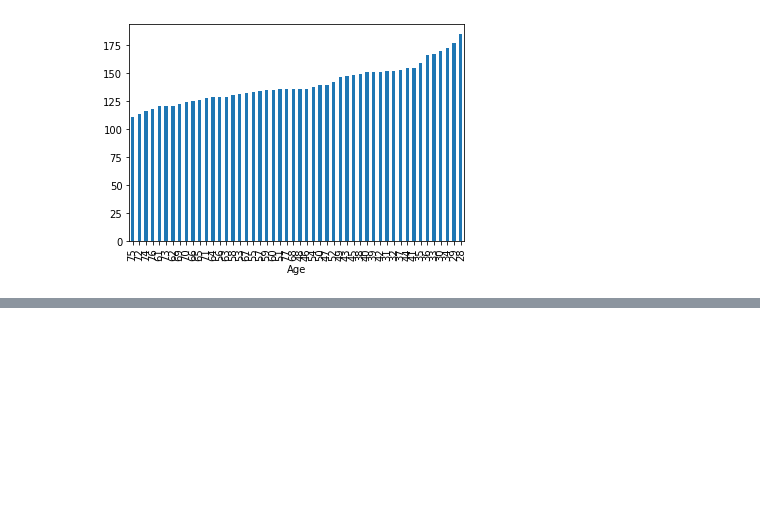
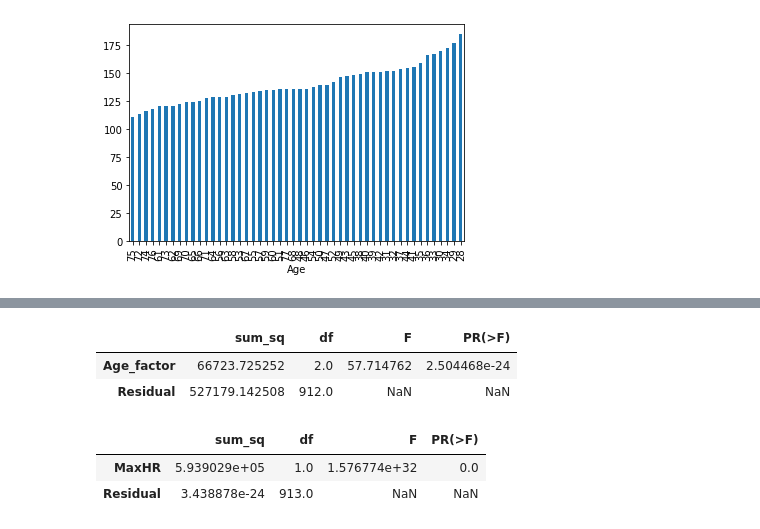
Before and after one commit to Kirandeep2806/Begin-With-ML, a Jupyter notebook: BeginWithML.ipynb, the cells around one changed output, grey strips where cells are left out. Saved outputs shown, nothing was run; the diff lists cells and outputs as text; code cells hidden in the pictures; blank space fills up the shorter version.

Commit message:
ANOVA

```diff
--- a/BeginWithML.ipynb
+++ b/BeginWithML.ipynb
@@ -541,0 +545,4 @@ data.groupby(["Age"])["MaxHR"].mean().sort_values(kind="stable").plot(kind="bar"
+# %%
+# Renaming the variable(col name)
+
+data = data.rename(columns={"Age factor" : "Age_factor"})
@@ -541,0 +570,20 @@ data.groupby(["Age"])["MaxHR"].mean().sort_values(kind="stable").plot(kind="bar"
+# %%
+# Syntax should be like ols("{numerical variable} ~ {categorical variable}")
+mod = ols("MaxHR ~ Age_factor", data=data).fit()
+# %%
+anova_table = sm.stats.anova_lm(mod, typ=2)
+anova_table
+# %% [output]
+|  | sum_sq | df | F | PR(>F) |
+| Age_factor | 66723.725252 | 2.0 | 57.714762 | 2.504468e-24 |
+| Residual | 527179.142508 | 912.0 | NaN | NaN |
+# %%
+mod = ols("MaxHR ~ MaxHR", data=data).fit()
+anova_table = sm.stats.anova_lm(mod, typ=2)
+anova_table
+
+# The PR(>F) = 0.0 i.e., 0% probablitity of alternate hypothesis
+# %% [output]
+|  | sum_sq | df | F | PR(>F) |
+| MaxHR | 5.939029e+05 | 1.0 | 1.576774e+32 | 0.0 |
+| Residual | 3.438878e-24 | 913.0 | NaN | NaN |
```
Also changed, not shown: parts of 29 cells of this notebook.
